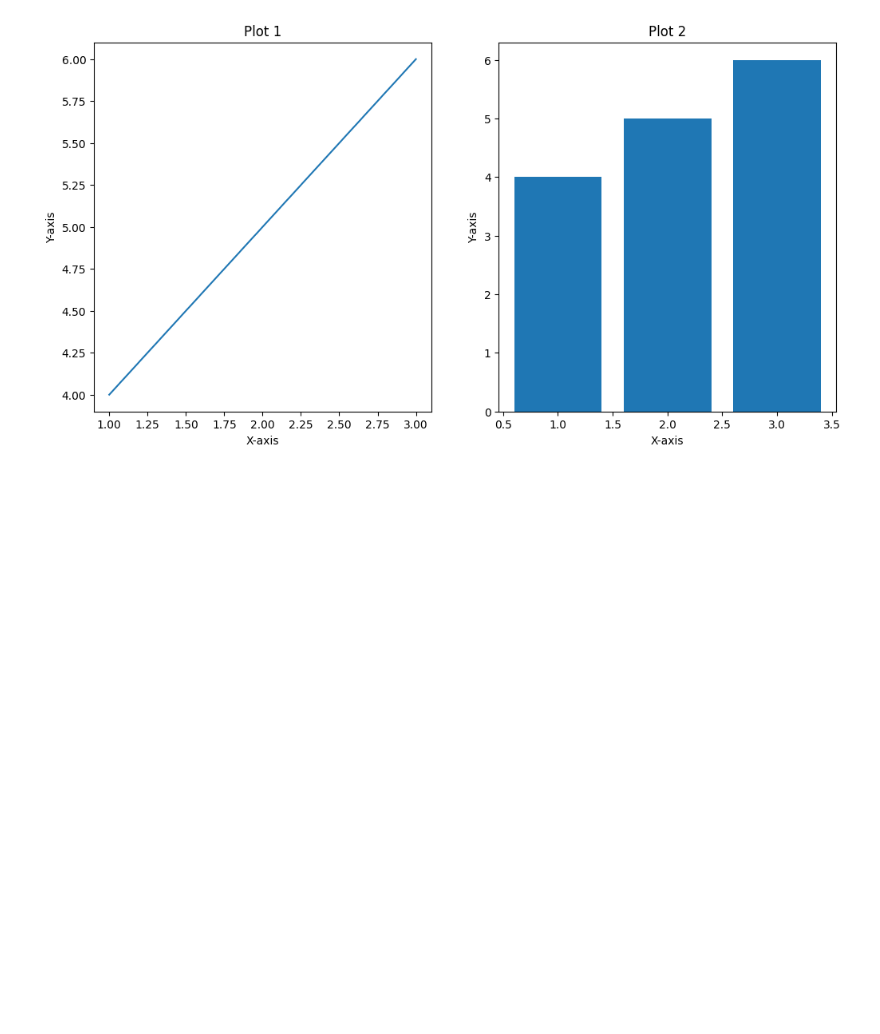
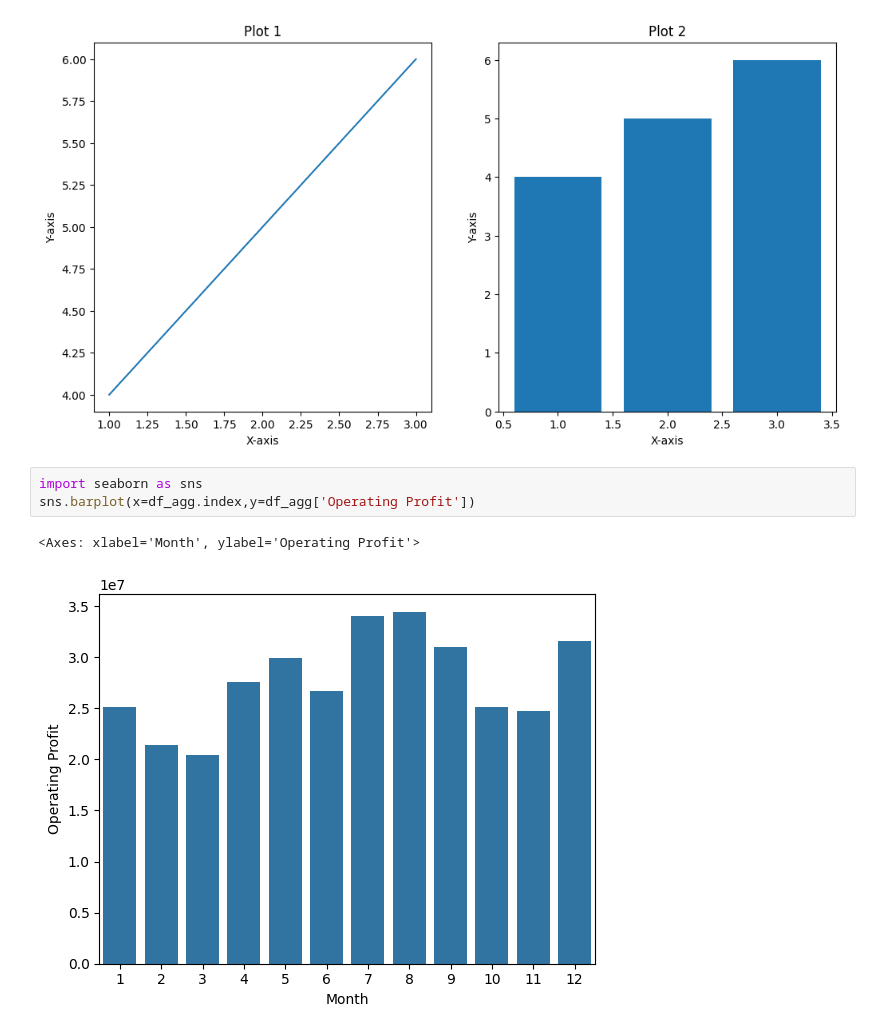
Before and after one commit to Lam2y/Data-Analytics, a Jupyter notebook: Datasets/Adidas/Addidas US Sales.ipynb, the cells around one changed output. Saved outputs shown, nothing was run; the diff lists cells and outputs as text; blank space fills up the shorter version.

```diff
--- a/Datasets/Adidas/Addidas US Sales.ipynb
+++ b/Datasets/Adidas/Addidas US Sales.ipynb
@@ -294,3 +294,9 @@ ax2.set_ylabel("Y-axis")
 plt.show()
 # %% [output]
 [figure]
+# %%
+import seaborn as sns
+sns.barplot(x=df_agg.index,y=df_agg['Operating Profit'])
+# %% [output]
+<Axes: xlabel='Month', ylabel='Operating Profit'>
+[figure, added]
```
Also changed, not shown: parts of 2 cells of this notebook, 1 other file.
